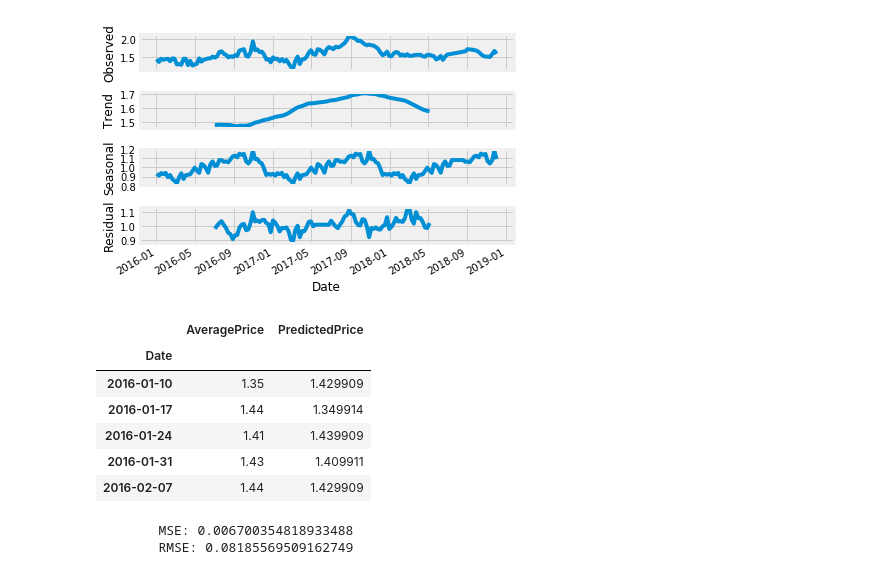
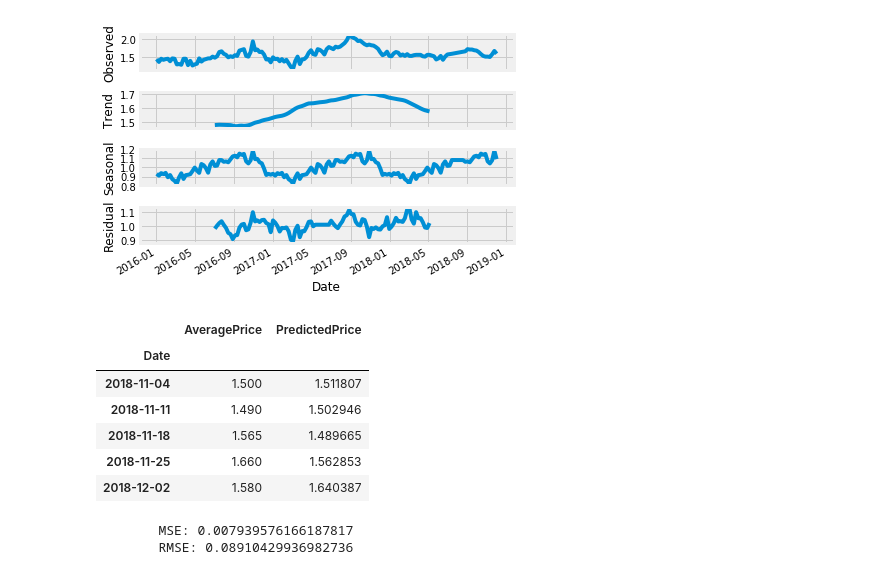
Before and after one commit to thesickcynic/Task, a Jupyter notebook: Task.ipynb, the cells around one changed output. Drawn from its saved outputs; the diff is of its cells as text; code cells hidden in the pictures.

```diff
--- a/Task.ipynb
+++ b/Task.ipynb
@@ -228,34 +289,34 @@ fig = result.plot()
 [figure]
 # %%
 sarimaxmod = sm.tsa.statespace.SARIMAX(organic_df['AveragePrice'],
-                                order=(1, 0, 0), #Same as the optimal obtained
+                                order=(2, 1, 2), #Same as the optimal obtained
                                 seasonal_order=(1, 0, 0, 52), #52 weeks in one year
                                 enforce_stationarity=False,
                                 enforce_invertibility=False)
 
 SARIMAX_results = sarimaxmod.fit()
 
 SARIMAX_predictions = SARIMAX_results.predict()
 
 SARIMAX_preds = pd.DataFrame(list(zip(list(SARIMAX_predictions.index),list(SARIMAX_predictions))),
                              columns=['Date','PredictedPrice']).set_index('Date')
 
 SARIMAX_predicted_df = pd.merge(organic_df[1:], SARIMAX_preds, left_index=True, right_index=True)
-SARIMAX_predicted_df.head()
+SARIMAX_predicted_df.tail()
 # %% [output]
 |  | AveragePrice | PredictedPrice |
 | Date |  |  |
-| 2016-01-10 | 1.35 | 1.429909 |
-| 2016-01-17 | 1.44 | 1.349914 |
-| 2016-01-24 | 1.41 | 1.439909 |
-| 2016-01-31 | 1.43 | 1.409911 |
-| 2016-02-07 | 1.44 | 1.429909 |
+| 2018-11-04 | 1.500 | 1.511807 |
+| 2018-11-11 | 1.490 | 1.502946 |
+| 2018-11-18 | 1.565 | 1.489665 |
+| 2018-11-25 | 1.660 | 1.562853 |
+| 2018-12-02 | 1.580 | 1.640387 |
 # %%
 print("\tMSE:", mean_squared_error(SARIMAX_predicted_df['AveragePrice'],
                                                   SARIMAX_predicted_df['PredictedPrice']))
 print("\tRMSE:", np.sqrt(mean_squared_error(SARIMAX_predicted_df['AveragePrice'],
                                                                SARIMAX_predicted_df['PredictedPrice'])))
 # %% [output]
-        MSE: 0.006700354818933488
-        RMSE: 0.08185569509162749
+        MSE: 0.007939576166187817
+        RMSE: 0.08910429936982736
 # %%
```
Also changed, not shown: parts of 38 cells of this notebook.
